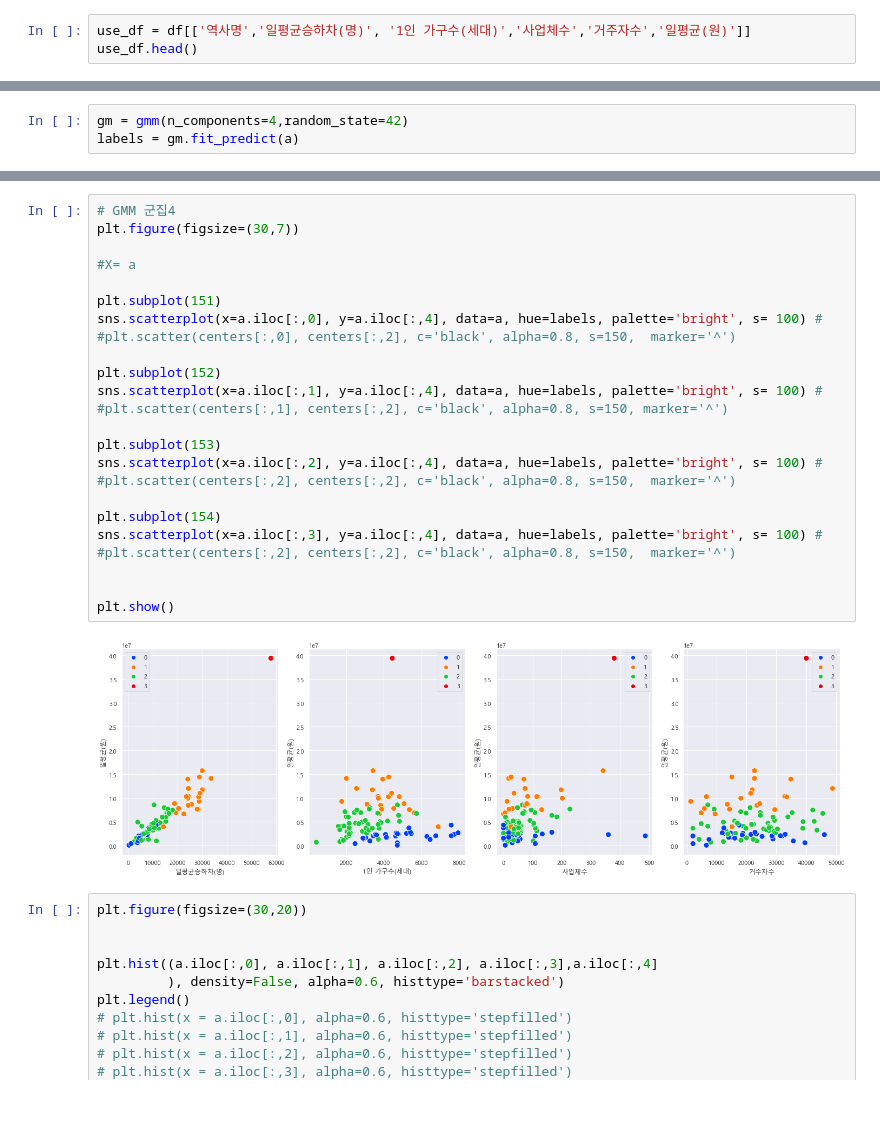
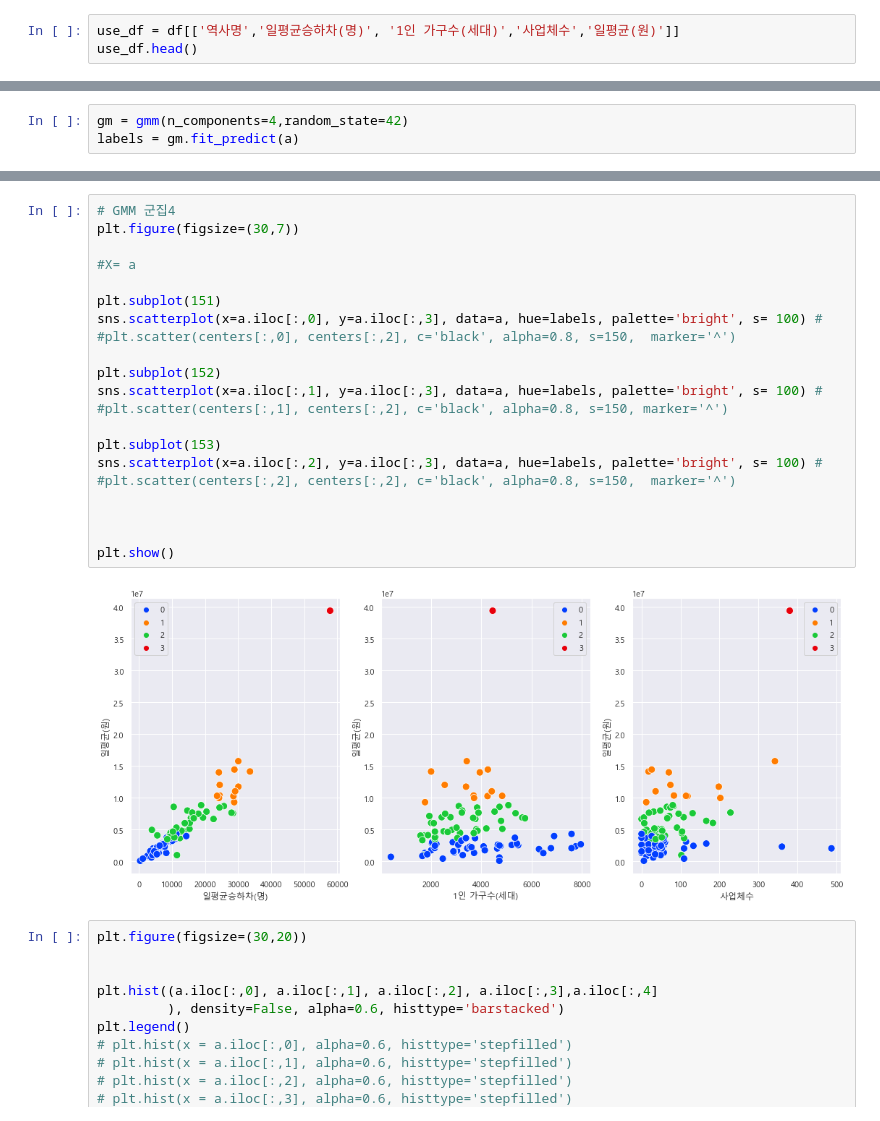
Before and after one commit to Busan-Bigdata-analysis/storage, a Jupyter notebook: visualization/clustering/GMM(정규화X).ipynb, the cells around one changed output, grey strips where cells are left out. Saved outputs shown, nothing was run; the diff lists cells and outputs as text.

```diff
--- a/visualization/clustering/GMM(정규화X).ipynb
+++ b/visualization/clustering/GMM(정규화X).ipynb
@@ -34,6 +34,6 @@ df.head()
 | 3 | 개금역 | 35.153284 | 129.020533 | 13621 | 37.0 | 27187 | 0.94 | 79 | 2501 | 36 | ... |
 | 4 | 거제(법원·검찰청) | 35.188589 | 129.073941 | 9546 | 16.0 | 27403 | 0.91 | 14 | 3093 | 114 | ... |
 # %%
-use_df = df[['역사명','일평균승하차(명)', '1인 가구수(세대)','사업체수','거주자수','일평균(원)']]
+use_df = df[['역사명','일평균승하차(명)', '1인 가구수(세대)','사업체수','일평균(원)']]
 use_df.head()
 # %% [output]
@@ -191,29 +186,26 @@ group_0
 # %%
 # GMM 군집4
 plt.figure(figsize=(30,7))
 
 #X= a
 
 plt.subplot(151)
-sns.scatterplot(x=a.iloc[:,0], y=a.iloc[:,4], data=a, hue=labels, palette='bright', s= 100) #
+sns.scatterplot(x=a.iloc[:,0], y=a.iloc[:,3], data=a, hue=labels, palette='bright', s= 100) #
 #plt.scatter(centers[:,0], centers[:,2], c='black', alpha=0.8, s=150,  marker='^')
 
 plt.subplot(152)
-sns.scatterplot(x=a.iloc[:,1], y=a.iloc[:,4], data=a, hue=labels, palette='bright', s= 100) #
+sns.scatterplot(x=a.iloc[:,1], y=a.iloc[:,3], data=a, hue=labels, palette='bright', s= 100) #
 #plt.scatter(centers[:,1], centers[:,2], c='black', alpha=0.8, s=150, marker='^')
 
 plt.subplot(153)
-sns.scatterplot(x=a.iloc[:,2], y=a.iloc[:,4], data=a, hue=labels, palette='bright', s= 100) #
-#plt.scatter(centers[:,2], centers[:,2], c='black', alpha=0.8, s=150,  marker='^')
-
-plt.subplot(154)
-sns.scatterplot(x=a.iloc[:,3], y=a.iloc[:,4], data=a, hue=labels, palette='bright', s= 100) #
+sns.scatterplot(x=a.iloc[:,2], y=a.iloc[:,3], data=a, hue=labels, palette='bright', s= 100) #
 #plt.scatter(centers[:,2], centers[:,2], c='black', alpha=0.8, s=150,  marker='^')
 
 
+
 plt.show()
 # %% [output]
-[figure, old version]
+[figure, new version]
 # %%
 plt.figure(figsize=(30,20))
 
```
Also changed, not shown: parts of 10 cells of this notebook, 2 other files.
